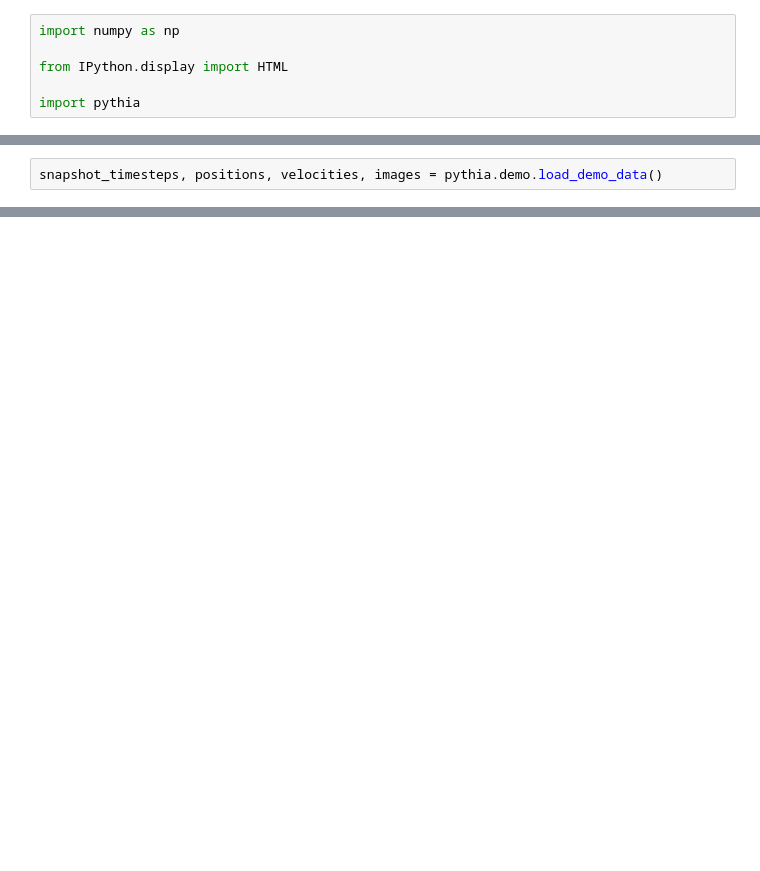
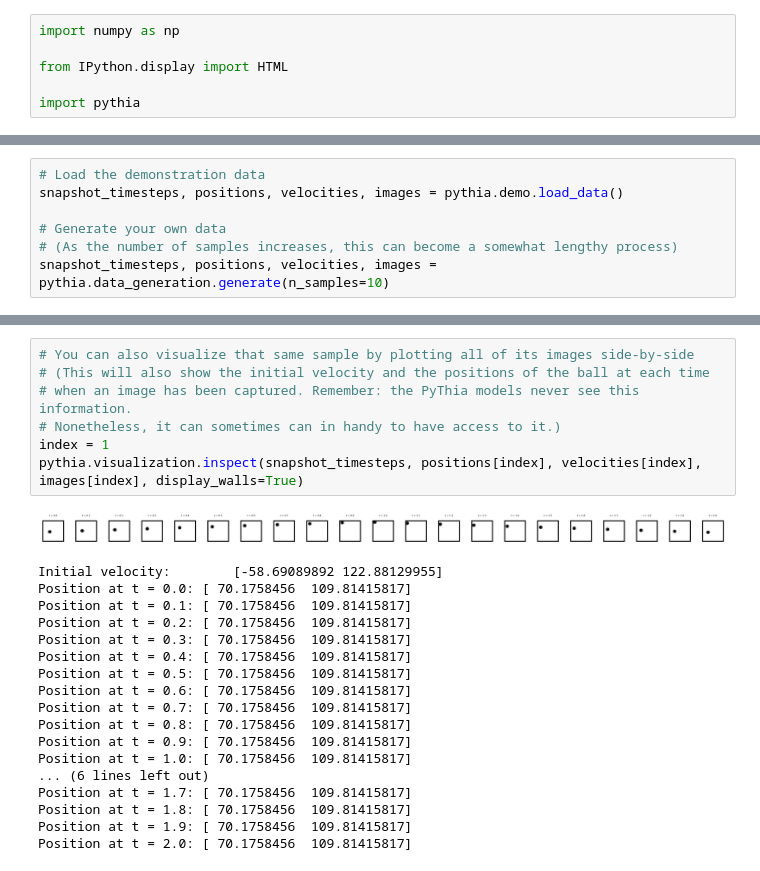
Before and after one commit to aremondtiedrez/pythia, a Jupyter notebook: demo.ipynb, the cells around one changed output, grey strips where cells are left out. Saved outputs shown, nothing was run; the diff lists cells and outputs as text; blank space fills up the shorter version.

Commit message:
Cleaned up the notebook and its first section (Getting familiar with the data)

```diff
--- a/demo.ipynb
+++ b/demo.ipynb
@@ -37,2 +44,0 @@ import pythia
-# %%
-snapshot_timesteps, positions, velocities, images = pythia.demo.load_demo_data()
@@ -68,0 +67,7 @@ AttributeError: module 'pythia' has no attribute 'data_generation'
+# %%
+# Load the demonstration data
+snapshot_timesteps, positions, velocities, images = pythia.demo.load_data()
+
+# Generate your own data
+# (As the number of samples increases, this can become a somewhat lengthy process)
+snapshot_timesteps, positions, velocities, images = pythia.data_generation.generate(n_samples=10)
@@ -68,0 +87,26 @@ AttributeError: module 'pythia' has no attribute 'data_generation'
+# %%
+# You can also visualize that same sample by plotting all of its images side-by-side
+# (This will also show the initial velocity and the positions of the ball at each time
+# when an image has been captured. Remember: the PyThia models never see this information.
+# Nonetheless, it can sometimes can in handy to have access to it.)
+index = 1
+pythia.visualization.inspect(snapshot_timesteps, positions[index], velocities[index], images[index], display_walls=True)
+# %% [output]
+[figure, added]
+Initial velocity:        [-58.69089892 122.88129955]
+Position at t = 0.0: [ 70.1758456  109.81415817]
+Position at t = 0.1: [ 70.1758456  109.81415817]
+Position at t = 0.2: [ 70.1758456  109.81415817]
+Position at t = 0.3: [ 70.1758456  109.81415817]
+Position at t = 0.4: [ 70.1758456  109.81415817]
+Position at t = 0.5: [ 70.1758456  109.81415817]
+Position at t = 0.6: [ 70.1758456  109.81415817]
+Position at t = 0.7: [ 70.1758456  109.81415817]
+Position at t = 0.8: [ 70.1758456  109.81415817]
+Position at t = 0.9: [ 70.1758456  109.81415817]
+Position at t = 1.0: [ 70.1758456  109.81415817]
+... (6 lines left out)
+Position at t = 1.7: [ 70.1758456  109.81415817]
+Position at t = 1.8: [ 70.1758456  109.81415817]
+Position at t = 1.9: [ 70.1758456  109.81415817]
+Position at t = 2.0: [ 70.1758456  109.81415817]
```
Also changed, not shown: parts of 11 cells of this notebook.
